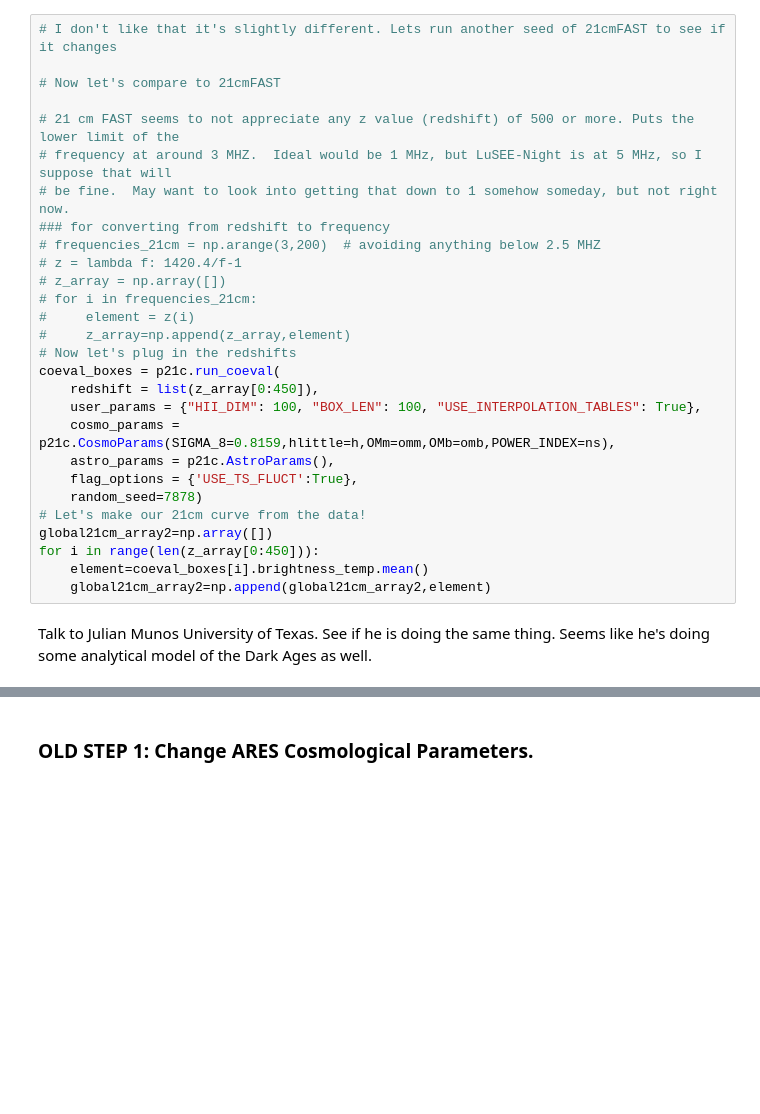
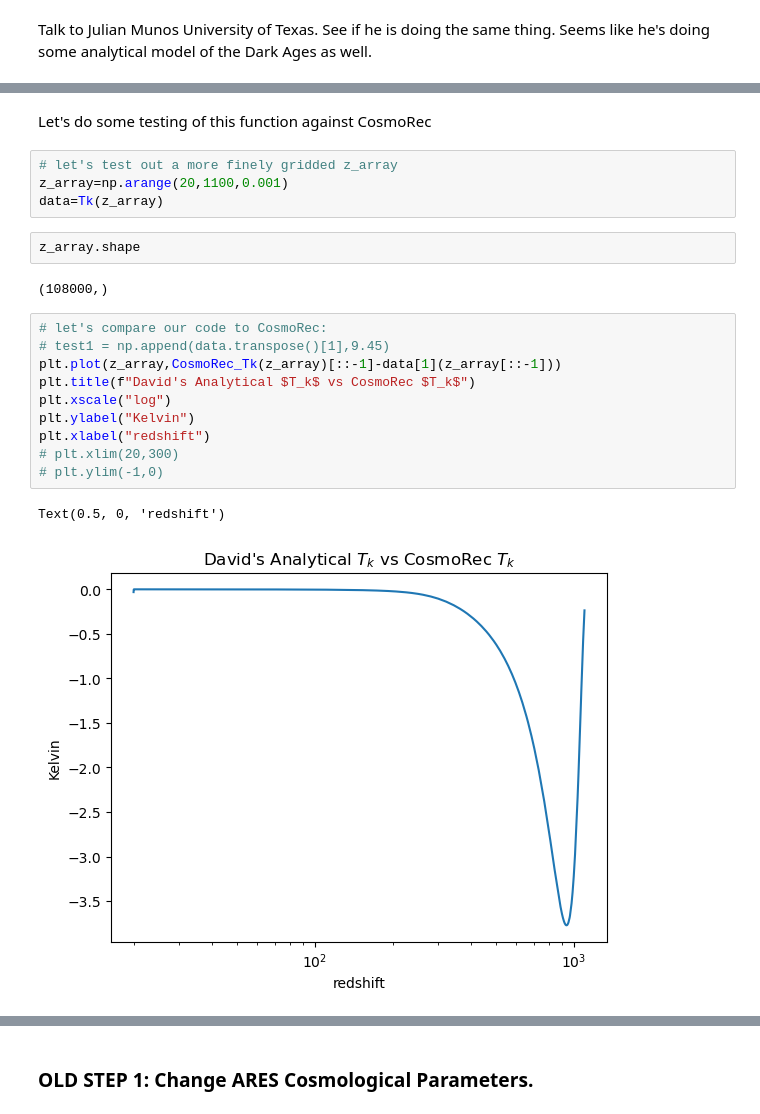
Before and after one commit to daba9359/LuCEE-Night_Simulation, a Jupyter notebook: LuCEE-Night_Simulation.ipynb, the cells around one changed output, grey strips where cells are left out. Drawn from its saved outputs; the diff is of its cells as text; blank space fills up the shorter version.

```diff
--- a/LuCEE-Night_Simulation.ipynb
+++ b/LuCEE-Night_Simulation.ipynb
@@ -236,30 +285,2 @@ Error:
-# %%
-# I don't like that it's slightly different. Lets run another seed of 21cmFAST to see if it changes
-
-# Now let's compare to 21cmFAST
-
-# 21 cm FAST seems to not appreciate any z value (redshift) of 500 or more. Puts the lower limit of the
-# frequency at around 3 MHZ.  Ideal would be 1 MHz, but LuSEE-Night is at 5 MHz, so I suppose that will
-# be fine.  May want to look into getting that down to 1 somehow someday, but not right now.
-### for converting from redshift to frequency
-# frequencies_21cm = np.arange(3,200)  # avoiding anything below 2.5 MHZ
-# z = lambda f: 1420.4/f-1
-# z_array = np.array([])
-# for i in frequencies_21cm:
-#     element = z(i)
-#     z_array=np.append(z_array,element)
-# Now let's plug in the redshifts
-coeval_boxes = p21c.run_coeval(
-    redshift = list(z_array[0:450]),
-    user_params = {"HII_DIM": 100, "BOX_LEN": 100, "USE_INTERPOLATION_TABLES": True},
-    cosmo_params = p21c.CosmoParams(SIGMA_8=0.8159,hlittle=h,OMm=omm,OMb=omb,POWER_INDEX=ns),
-    astro_params = p21c.AstroParams(),
-    flag_options = {'USE_TS_FLUCT':True},
-    random_seed=7878)
-# Let's make our 21cm curve from the data!
-global21cm_array2=np.array([])
-for i in range(len(z_array[0:450])):
-    element=coeval_boxes[i].brightness_temp.mean()
-    global21cm_array2=np.append(global21cm_array2,element)
 # %% [markdown]
 Talk to Julian Munos University of Texas.  See if he is doing the same thing. Seems like he's doing some analytical model of the Dark Ages as well.
@@ -329,0 +340,23 @@ array([[0.00021222],
+# %% [markdown]
+Let's do some testing of this function against CosmoRec
+# %%
+# let's test out a more finely gridded z_array
+z_array=np.arange(20,1100,0.001)
+data=Tk(z_array)
+# %%
+z_array.shape
+# %% [output]
+(108000,)
+# %%
+# let's compare our code to CosmoRec:
+# test1 = np.append(data.transpose()[1],9.45)
+plt.plot(z_array,CosmoRec_Tk(z_array)[::-1]-data[1](z_array[::-1]))
+plt.title(f"David's Analytical $T_k$ vs CosmoRec $T_k$")
+plt.xscale("log")
+plt.ylabel("Kelvin")
+plt.xlabel("redshift")
+# plt.xlim(20,300)
+# plt.ylim(-1,0)
+# %% [output]
+Text(0.5, 0, 'redshift')
+[figure, added]
```
Also changed, not shown: parts of 40 cells of this notebook.
